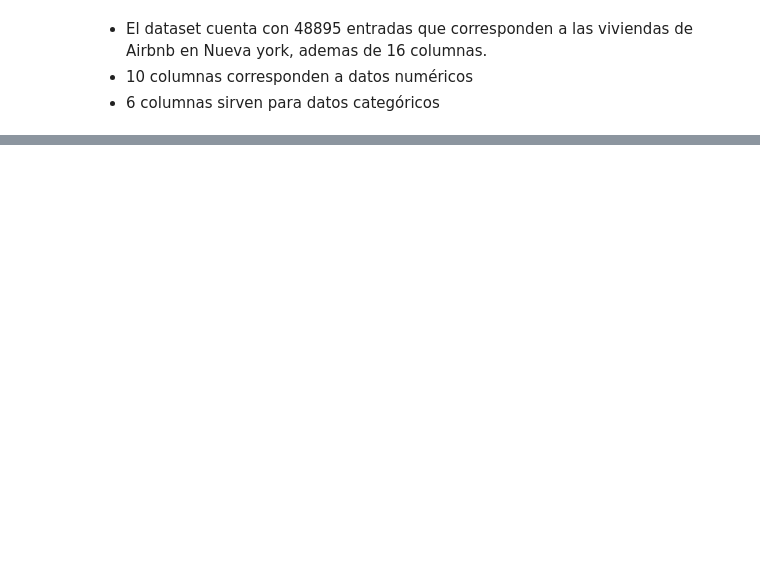
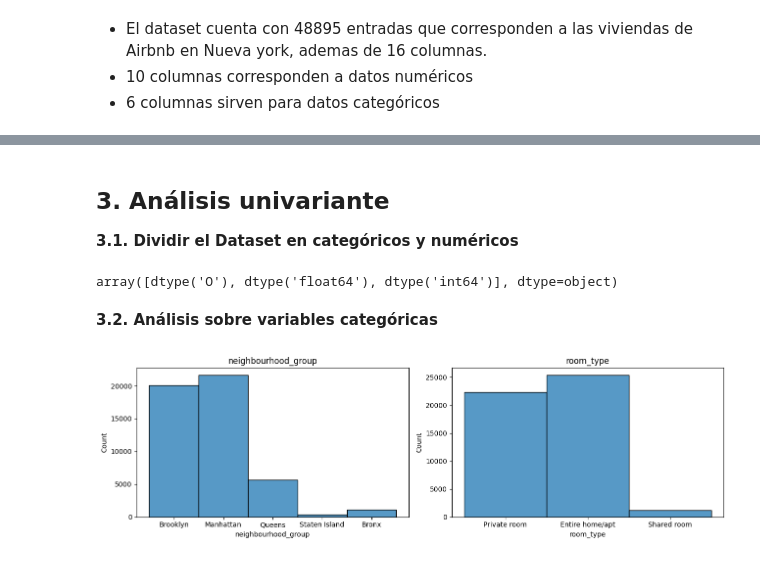
Before and after one commit to BryanJT16/Analisis-de-datos, a Jupyter notebook: src/explorar.ipynb, the cells around one changed output, grey strips where cells are left out. Drawn from its saved outputs; the diff is of its cells as text; code cells hidden in the pictures; blank space fills up the shorter version.

```diff
--- a/src/explorar.ipynb
+++ b/src/explorar.ipynb
@@ -77,0 +112,7 @@ memory usage: 6.0+ MB
+# %%
+airbhb_csv['name'] = airbhb_csv['name'].fillna('Unknown')
+airbhb_csv['host_name'] = airbhb_csv['host_name'].fillna('Unknown')
+
+airbhb_csv['reviews_per_month'] = airbhb_csv['reviews_per_month'].fillna(0)
+
+airbhb_csv['last_review'] = airbhb_csv['last_review'].fillna('No review')
@@ -77,0 +131,3 @@ memory usage: 6.0+ MB
+# %%
+airbhb_csv.drop(["id", "name", "host_id", "host_name", "neighbourhood","last_review", "reviews_per_month"], axis = 1, inplace = True)
+airbhb_csv.head()
@@ -77,0 +141,37 @@ memory usage: 6.0+ MB
+# %% [markdown]
+## 3. Análisis univariante
+
+**3.1. Dividir el Dataset en categóricos y numéricos**
+# %%
+df_copy = airbhb_csv.copy()
+df_copy.dtypes.unique()
+# %% [output]
+array([dtype('O'), dtype('float64'), dtype('int64')], dtype=object)
+# %%
+info_data = df_copy.dtypes
+numerical_column = df_copy.select_dtypes(include=['int64', 'float64']).columns.tolist()
+categorical_column = df_copy.select_dtypes(include=['object']).columns.tolist()
+# %% [markdown]
+**3.2. Análisis sobre variables categóricas**
+# %%
+n = len(categorical_column)
+n_cols = 2
+n_rows = math.ceil(n / n_cols)
+
+fig, axis = plt.subplots(n_rows, n_cols, figsize=(13, 4 * n_rows))
+
+axis = np.array(axis)
+if axis.ndim == 1:
+    axis = axis.reshape(-1, n_cols)
+
+
+for index, name_col in enumerate(categorical_column):
+    r, c = divmod(index, n_cols)
+    sns.histplot(ax = axis[r, c], data=airbhb_csv, x = name_col)
+    axis[r, c].set_title(name_col)
+
+
+plt.tight_layout()
+plt.show()
+# %% [output]
+[figure, added]
```
Also changed, not shown: parts of 60 cells of this notebook.
